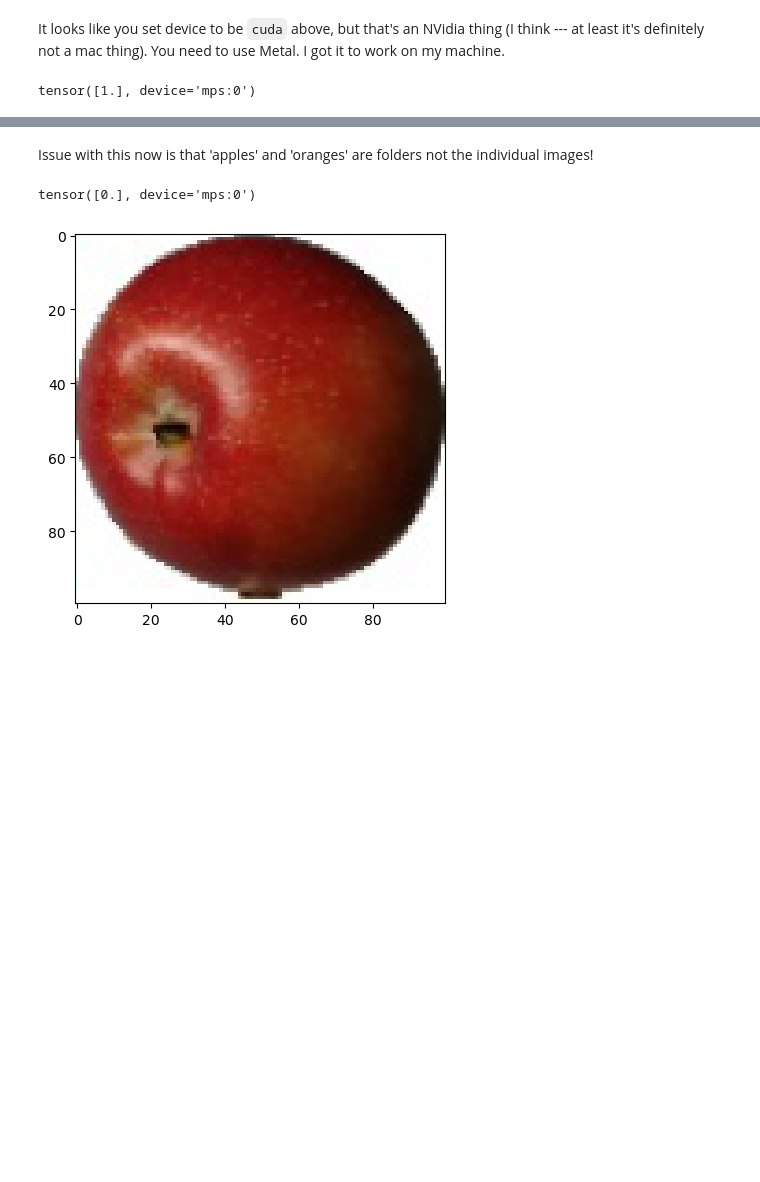
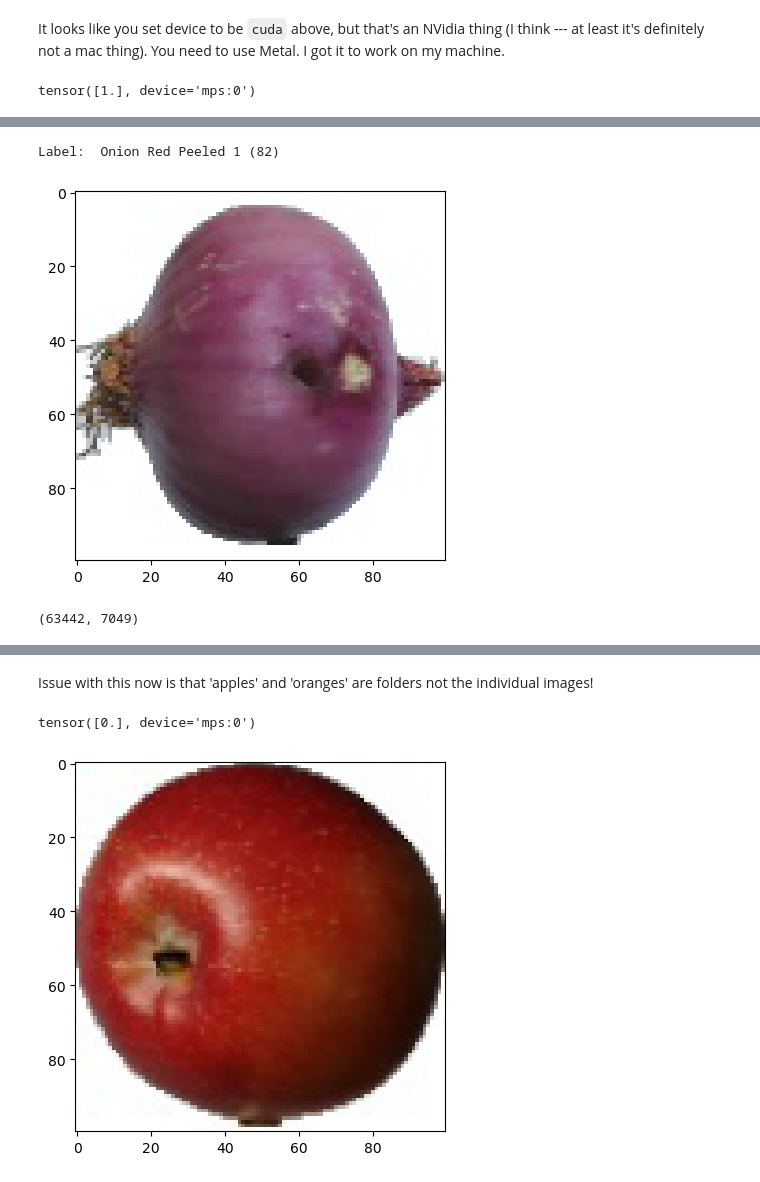
Before and after one commit to bsalisbury1/Projects, a Jupyter notebook: ImageClassification/PyTorch/pytorch_fruits.ipynb, the cells around one changed output, grey strips where cells are left out. Cells and saved outputs as stored; diff of their text form; code cells hidden in the pictures; blank space fills up the shorter version.

```diff
--- a/ImageClassification/PyTorch/pytorch_fruits.ipynb
+++ b/ImageClassification/PyTorch/pytorch_fruits.ipynb
@@ -43,0 +82,17 @@ PosixPath('/Users/trobacker/ml_projects/Projects/ImageClassification/data/fruits
+# %%
+show_image(*dataset[40000])
+# %% [output]
+Label:  Onion Red Peeled 1 (82)
+[figure, added]
+# %%
+from torchvision.utils import make_grid
+from torch.utils.data import random_split
+
+torch.manual_seed(20)
+val_size = len(dataset)//10
+train_size = len(dataset) - val_size
+
+train_ds, val_ds = random_split(dataset, [train_size, val_size])
+len(train_ds), len(val_ds) # train_ds length = dataset length - val_ds length
+# %% [output]
+(63442, 7049)
```
Also changed, not shown: parts of 23 cells of this notebook.
